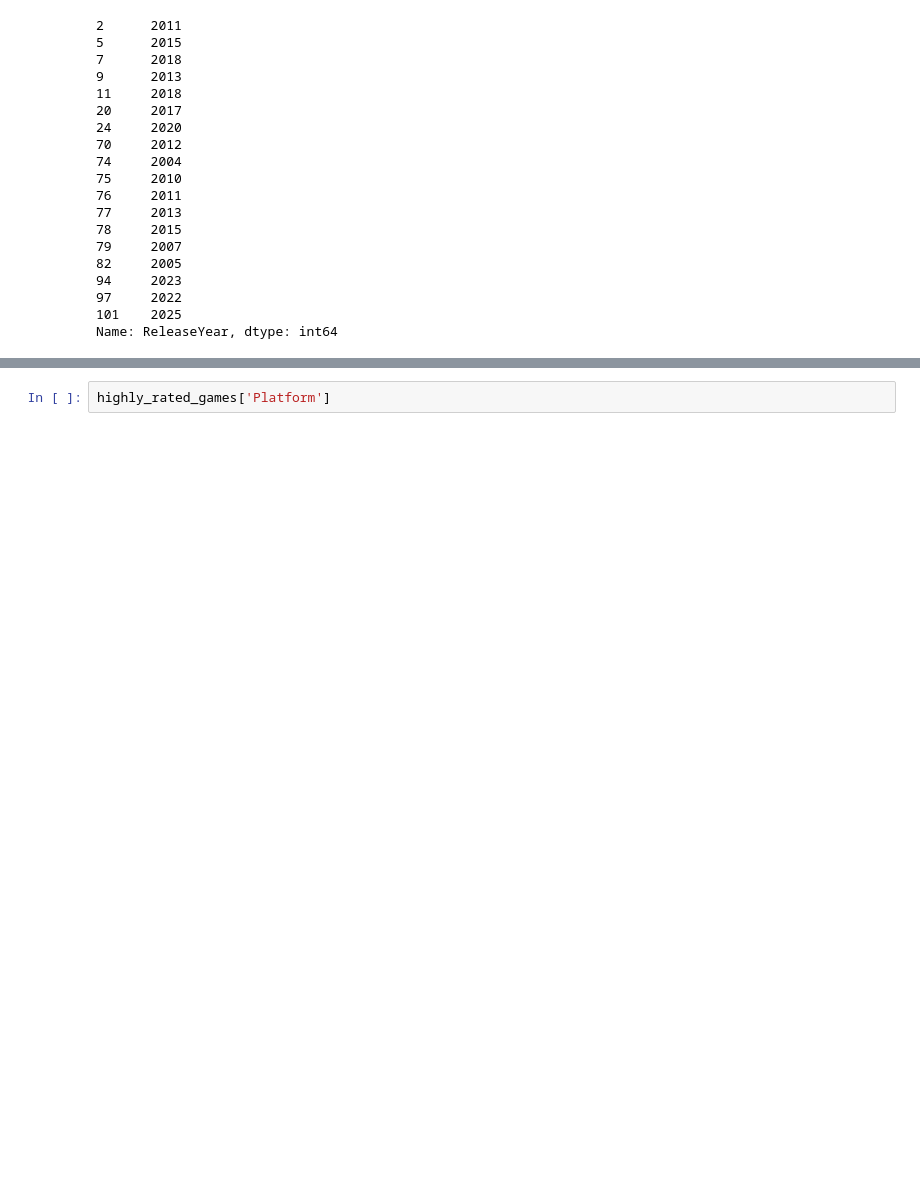
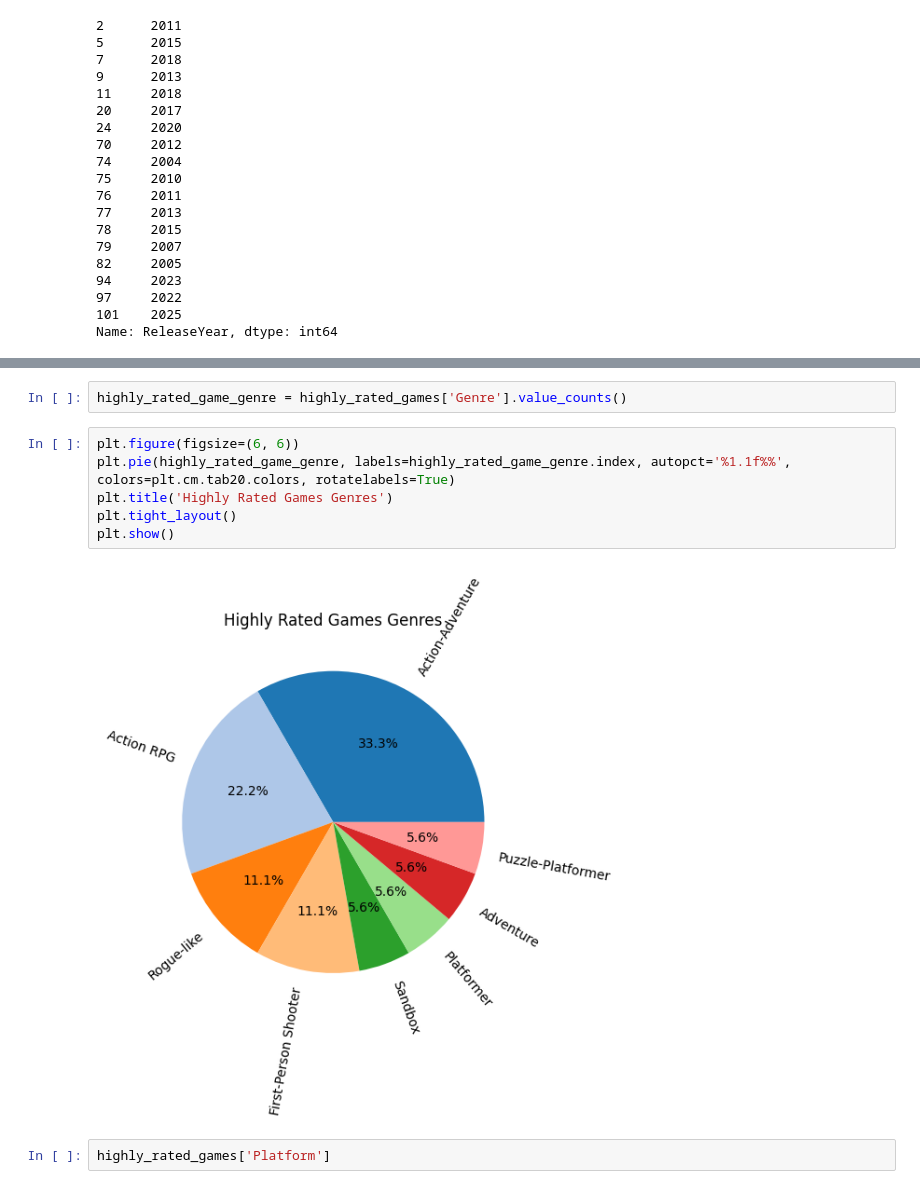
Before and after one commit to trevglenn/Kaggle, a Jupyter notebook: video_game_analysis.ipynb, the cells around one changed output, grey strips where cells are left out. Saved outputs shown, nothing was run; the diff lists cells and outputs as text; blank space fills up the shorter version.

```diff
--- a/video_game_analysis.ipynb
+++ b/video_game_analysis.ipynb
@@ -375,3 +417,13 @@ Name: ReleaseYear, dtype: int64
+# %%
+highly_rated_game_genre = highly_rated_games['Genre'].value_counts()
+# %%
+plt.figure(figsize=(6, 6))
+plt.pie(highly_rated_game_genre, labels=highly_rated_game_genre.index, autopct='%1.1f%%', colors=plt.cm.tab20.colors, rotatelabels=True)
+plt.title('Highly Rated Games Genres')
+plt.tight_layout()
+plt.show()
+# %% [output]
+[figure, added]
 # %%
 highly_rated_games['Platform']
 # %% [output]
```
Also changed, not shown: parts of 8 cells of this notebook.
